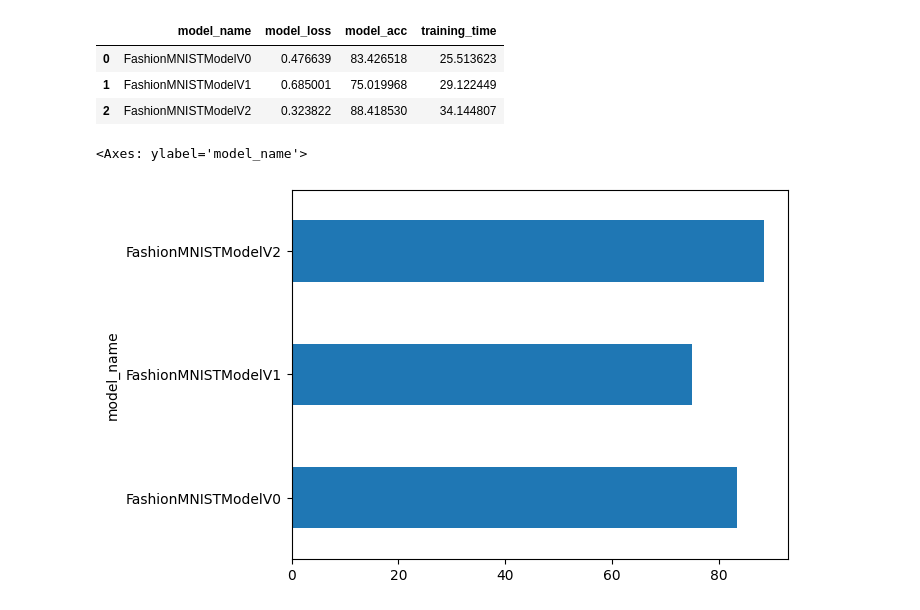
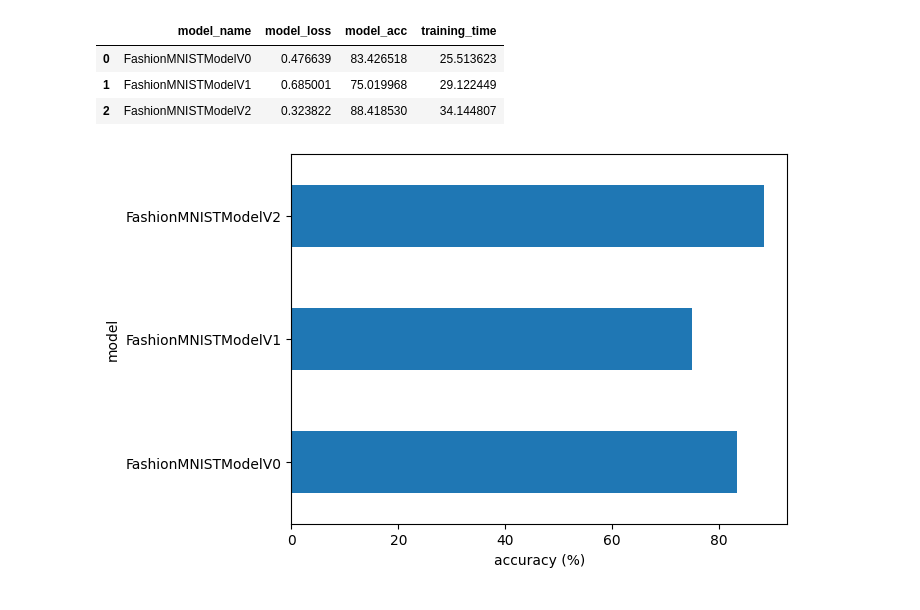
Before and after one commit to branchwag/pytorchin, a Jupyter notebook: CNN.ipynb, the cells around one changed output. Saved outputs shown, nothing was run; the diff lists cells and outputs as text; code cells hidden in the pictures.

```diff
--- a/CNN.ipynb
+++ b/CNN.ipynb
@@ -882,6 +882,7 @@ compare_results
 # %%
 #Visualize model results
 compare_results.set_index("model_name")["model_acc"].plot(kind="barh")
+plt.xlabel("accuracy (%)")
+plt.ylabel("model");
 # %% [output]
-<Axes: ylabel='model_name'>
-[figure, old version]
+[figure, new version]
```
